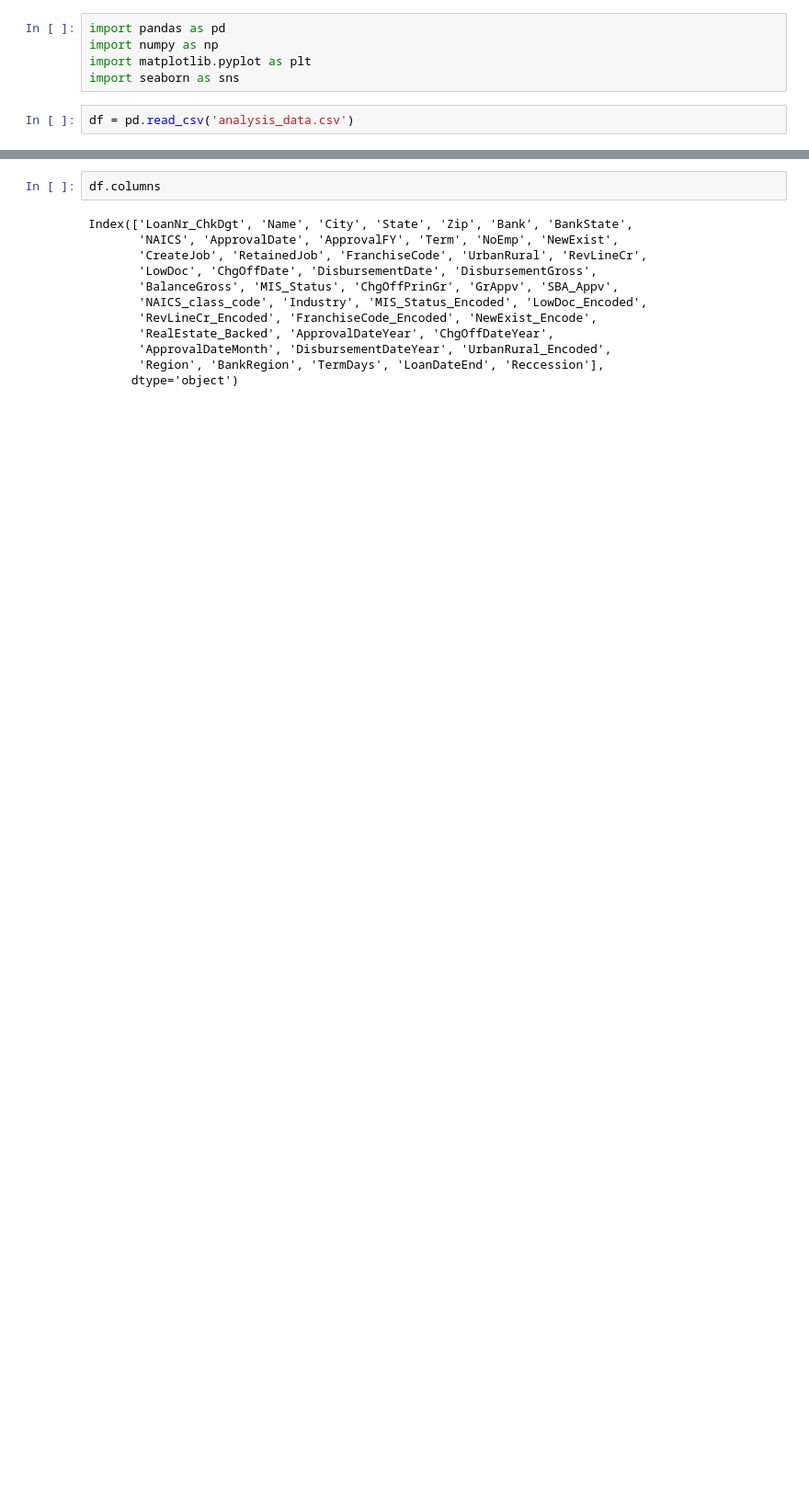
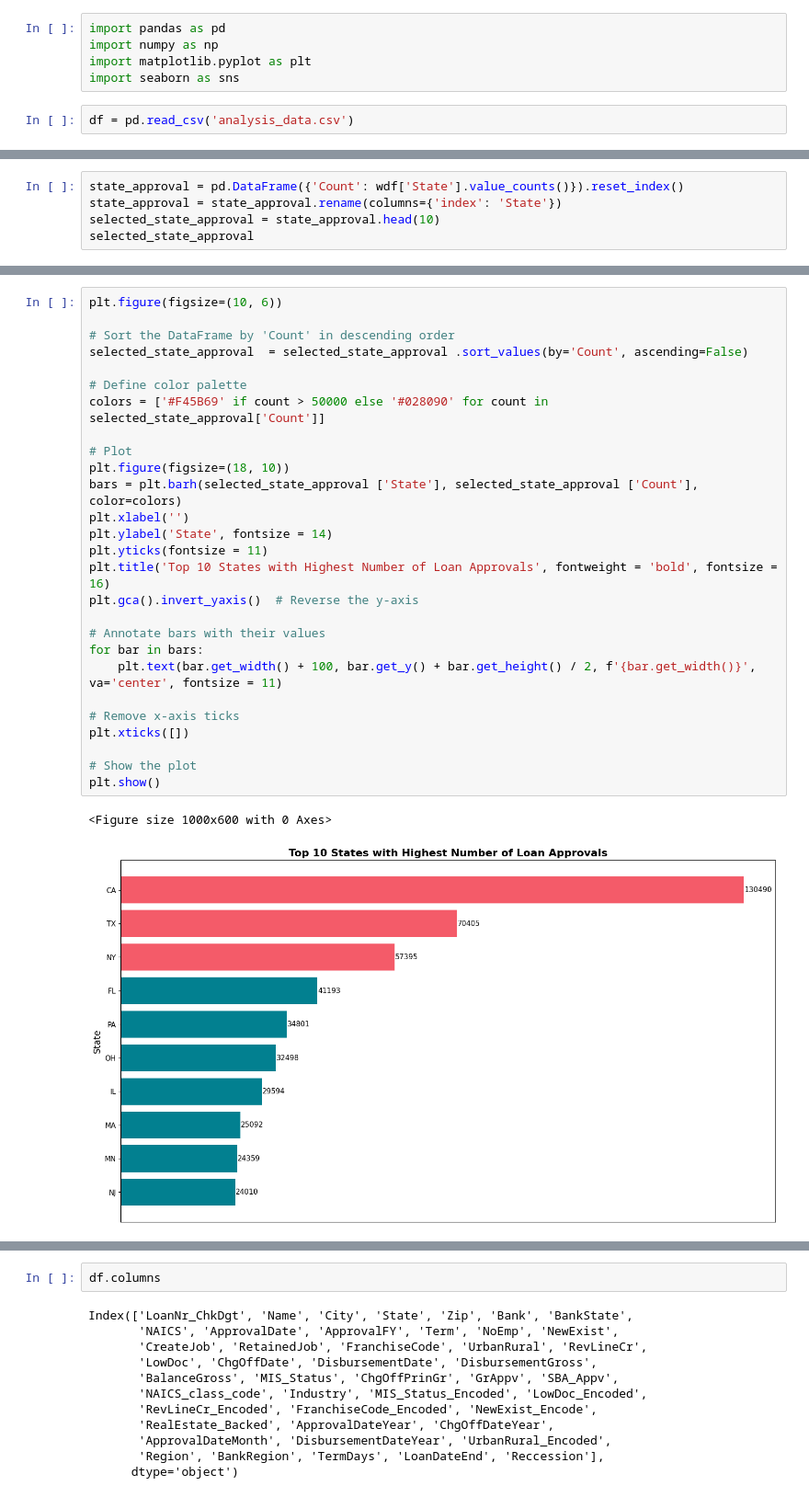
Before and after one commit to MichAdebayo/brief-loan-prediction, a Jupyter notebook: data_analysis.ipynb, the cells around one changed output, grey strips where cells are left out. Shown at 92% size. Saved outputs shown, nothing was run; the diff lists cells and outputs as text; blank space fills up the shorter version.

```diff
--- a/data_analysis.ipynb
+++ b/data_analysis.ipynb
@@ -19,0 +65,5 @@ df.drop(columns=['Unnamed: 0'],axis= 1, inplace=True)
+# %%
+state_approval = pd.DataFrame({'Count': wdf['State'].value_counts()}).reset_index()
+state_approval = state_approval.rename(columns={'index': 'State'})
+selected_state_approval = state_approval.head(10)
+selected_state_approval
@@ -19,0 +82,30 @@ df.drop(columns=['Unnamed: 0'],axis= 1, inplace=True)
+# %%
+plt.figure(figsize=(10, 6))
+
+# Sort the DataFrame by 'Count' in descending order
+selected_state_approval  = selected_state_approval .sort_values(by='Count', ascending=False)
+
+# Define color palette
+colors = ['#F45B69' if count > 50000 else '#028090' for count in selected_state_approval['Count']]
+
+# Plot
+plt.figure(figsize=(18, 10))
+bars = plt.barh(selected_state_approval ['State'], selected_state_approval ['Count'], color=colors)
+plt.xlabel('')
+plt.ylabel('State', fontsize = 14)
+plt.yticks(fontsize = 11)
+plt.title('Top 10 States with Highest Number of Loan Approvals', fontweight = 'bold', fontsize = 16)
+plt.gca().invert_yaxis()  # Reverse the y-axis
+
+# Annotate bars with their values
+for bar in bars:
+    plt.text(bar.get_width() + 100, bar.get_y() + bar.get_height() / 2, f'{bar.get_width()}', va='center', fontsize = 11)
+
+# Remove x-axis ticks
+plt.xticks([])
+
+# Show the plot
+plt.show()
+# %% [output]
+<Figure size 1000x600 with 0 Axes>
+[figure, added]
```
Also changed, not shown: parts of 23 cells of this notebook, 2 other files.
